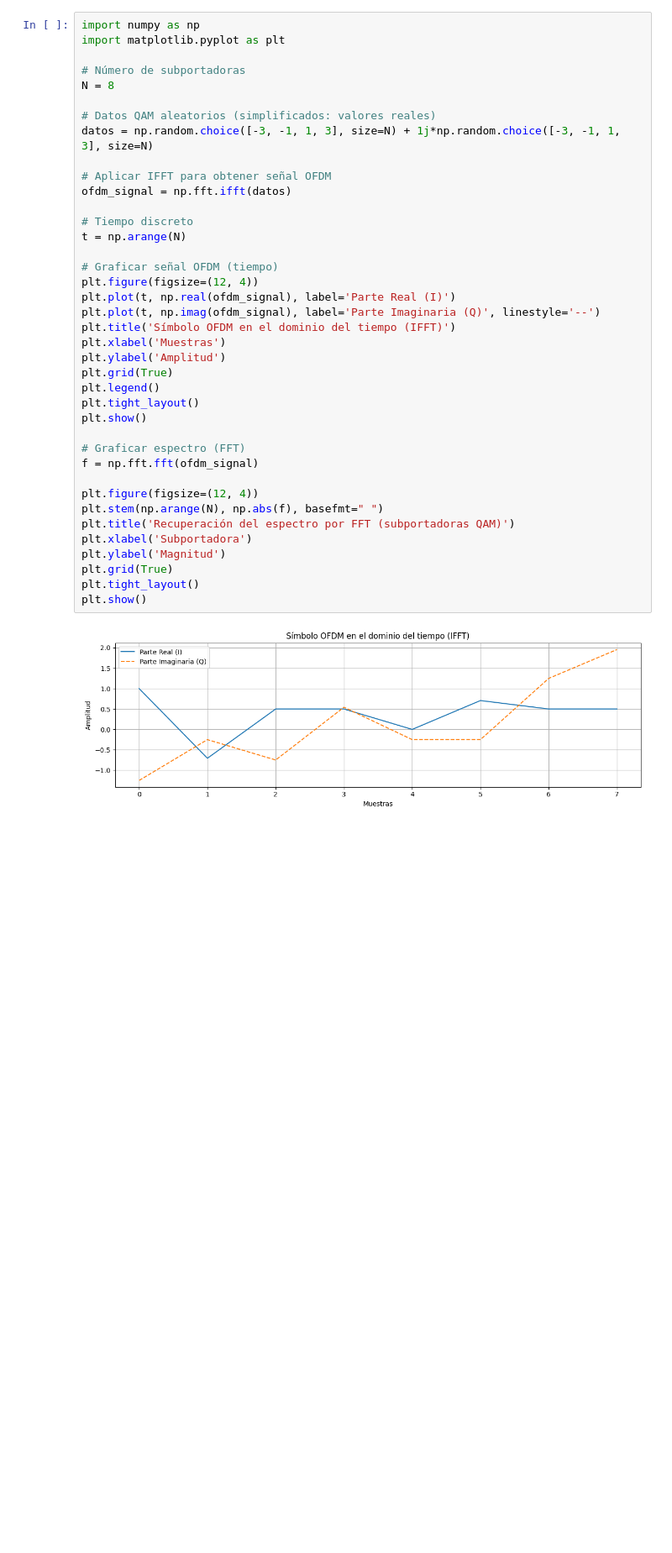
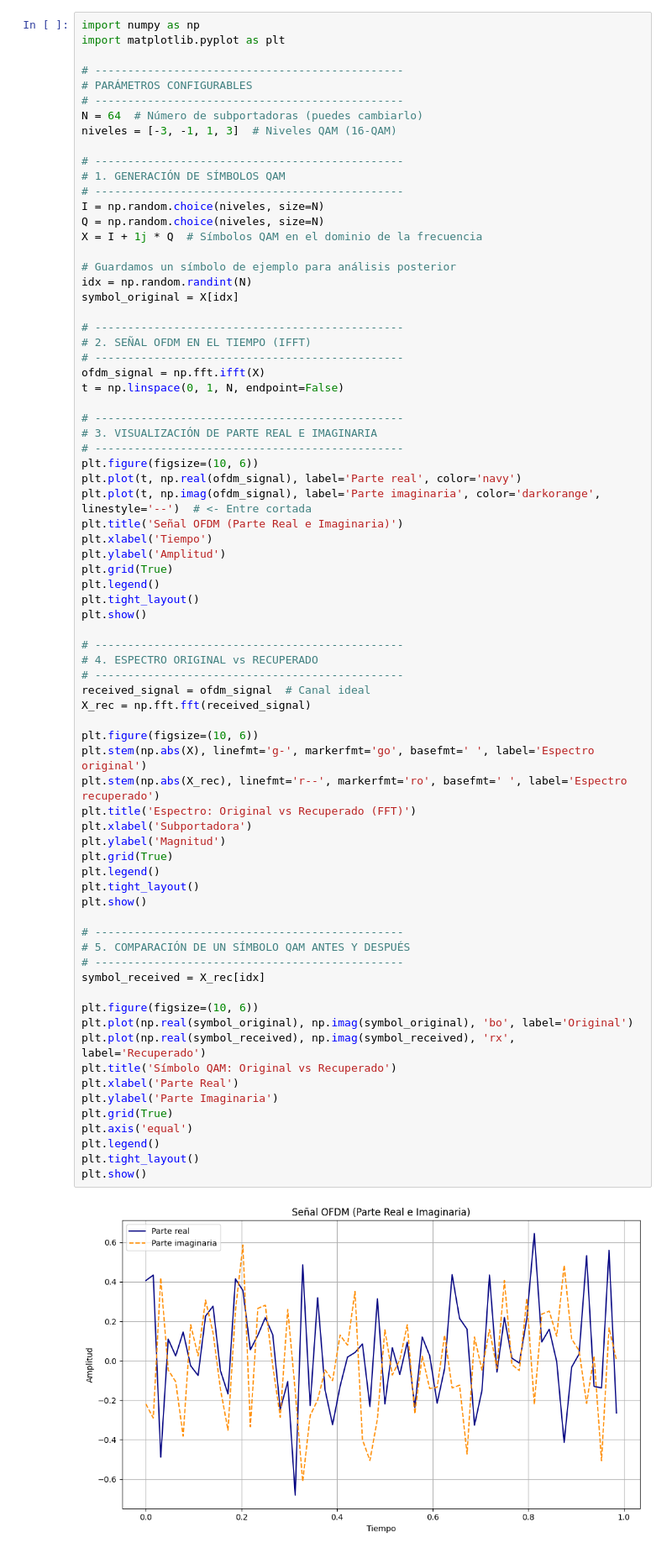
Before and after one commit to Jose-Luis-Ortiz-Alvarez/Proyecto_Final_SyS, a Jupyter notebook: Conceptos_clave.ipynb, the cells around one changed output. Shown at 84% size. Saved outputs shown, nothing was run; the diff lists cells and outputs as text; blank space fills up the shorter version.

```diff
--- a/Conceptos_clave.ipynb
+++ b/Conceptos_clave.ipynb
@@ -342,41 +693,76 @@ En el receptor, se aplica la **FFT** para separar las subportadoras y decodifica
 # %%
 import numpy as np
 import matplotlib.pyplot as plt
 
-# Número de subportadoras
-N = 8
+# -----------------------------------------------
+# PARÁMETROS CONFIGURABLES
+# -----------------------------------------------
+N = 64  # Número de subportadoras (puedes cambiarlo)
+niveles = [-3, -1, 1, 3]  # Niveles QAM (16-QAM)
 
-# Datos QAM aleatorios (simplificados: valores reales)
-datos = np.random.choice([-3, -1, 1, 3], size=N) + 1j*np.random.choice([-3, -1, 1, 3], size=N)
+# -----------------------------------------------
+# 1. GENERACIÓN DE SÍMBOLOS QAM
+# -----------------------------------------------
+I = np.random.choice(niveles, size=N)
+Q = np.random.choice(niveles, size=N)
+X = I + 1j * Q  # Símbolos QAM en el dominio de la frecuencia
 
-# Aplicar IFFT para obtener señal OFDM
-ofdm_signal = np.fft.ifft(datos)
+# Guardamos un símbolo de ejemplo para análisis posterior
+idx = np.random.randint(N)
+symbol_original = X[idx]
 
-# Tiempo discreto
-t = np.arange(N)
+# -----------------------------------------------
+# 2. SEÑAL OFDM EN EL TIEMPO (IFFT)
+# -----------------------------------------------
+ofdm_signal = np.fft.ifft(X)
+t = np.linspace(0, 1, N, endpoint=False)
 
-# Graficar señal OFDM (tiempo)
-plt.figure(figsize=(12, 4))
-plt.plot(t, np.real(ofdm_signal), label='Parte Real (I)')
-plt.plot(t, np.imag(ofdm_signal), label='Parte Imaginaria (Q)', linestyle='--')
-plt.title('Símbolo OFDM en el dominio del tiempo (IFFT)')
-plt.xlabel('Muestras')
+# -----------------------------------------------
+# 3. VISUALIZACIÓN DE PARTE REAL E IMAGINARIA
+# -----------------------------------------------
+plt.figure(figsize=(10, 6))
+plt.plot(t, np.real(ofdm_signal), label='Parte real', color='navy')
+plt.plot(t, np.imag(ofdm_signal), label='Parte imaginaria', color='darkorange', linestyle='--')  # <- Entre cortada
+plt.title('Señal OFDM (Parte Real e Imaginaria)')
+plt.xlabel('Tiempo')
 plt.ylabel('Amplitud')
 plt.grid(True)
 plt.legend()
 plt.tight_layout()
 plt.show()
 
-# Graficar espectro (FFT)
-f = np.fft.fft(ofdm_signal)
+# -----------------------------------------------
+# 4. ESPECTRO ORIGINAL vs RECUPERADO
+# -----------------------------------------------
+received_signal = ofdm_signal  # Canal ideal
+X_rec = np.fft.fft(received_signal)
 
-plt.figure(figsize=(12, 4))
-plt.stem(np.arange(N), np.abs(f), basefmt=" ")
-plt.title('Recuperación del espectro por FFT (subportadoras QAM)')
+plt.figure(figsize=(10, 6))
+plt.stem(np.abs(X), linefmt='g-', markerfmt='go', basefmt=' ', label='Espectro original')
+plt.stem(np.abs(X_rec), linefmt='r--', markerfmt='ro', basefmt=' ', label='Espectro recuperado')
+plt.title('Espectro: Original vs Recuperado (FFT)')
 plt.xlabel('Subportadora')
 plt.ylabel('Magnitud')
 plt.grid(True)
+plt.legend()
 plt.tight_layout()
 plt.show()
+
+# -----------------------------------------------
+# 5. COMPARACIÓN DE UN SÍMBOLO QAM ANTES Y DESPUÉS
+# -----------------------------------------------
+symbol_received = X_rec[idx]
+
+plt.figure(figsize=(10, 6))
+plt.plot(np.real(symbol_original), np.imag(symbol_original), 'bo', label='Original')
+plt.plot(np.real(symbol_received), np.imag(symbol_received), 'rx', label='Recuperado')
+plt.title('Símbolo QAM: Original vs Recuperado')
+plt.xlabel('Parte Real')
+plt.ylabel('Parte Imaginaria')
+plt.grid(True)
+plt.axis('equal')
+plt.legend()
+plt.tight_layout()
+plt.show()
 # %% [output]
-[figure, old version]
+[figure, new version]
```
Also changed, not shown: parts of 25 cells of this notebook.
